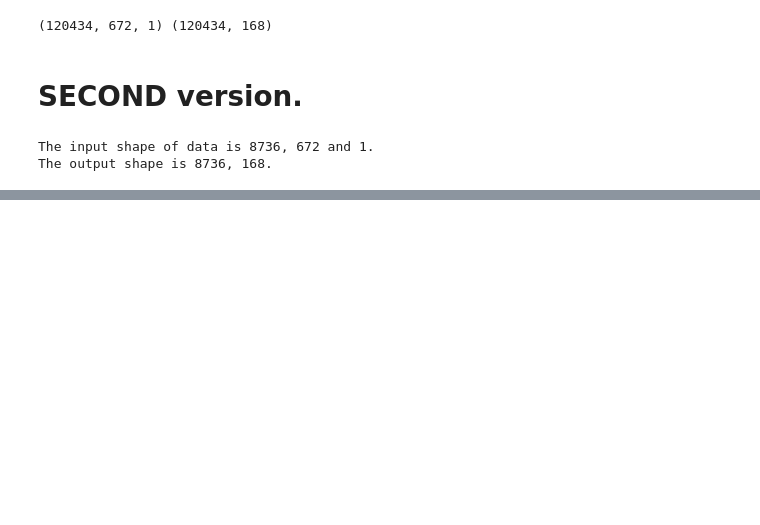
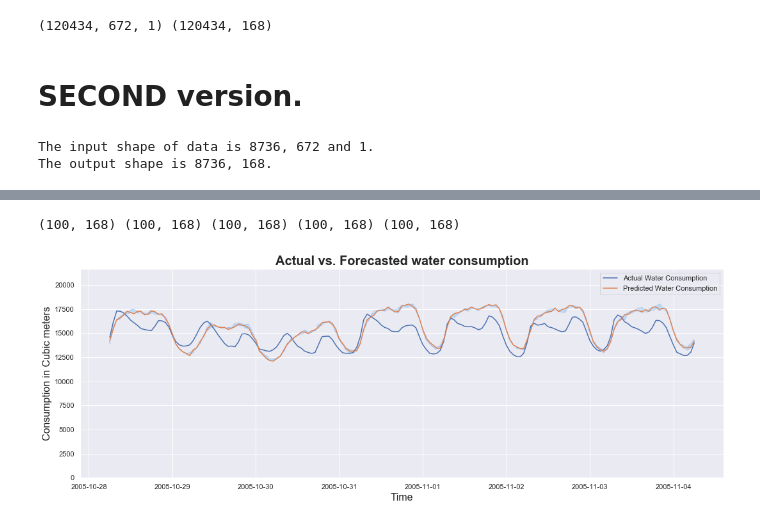
Before and after one commit to edgarkhachatryan/ExampleProjects, a Jupyter notebook: ElectricityForecastWithTimeHorizon/Source/Electricity_Consumption_Forecast_with_time_horizon.ipynb, the cells around one changed output, grey strips where cells are left out. Drawn from its saved outputs; the diff is of its cells as text; code cells hidden in the pictures; blank space fills up the shorter version.

```diff
--- a/ElectricityForecastWithTimeHorizon/Source/Electricity_Consumption_Forecast_with_time_horizon.ipynb
+++ b/ElectricityForecastWithTimeHorizon/Source/Electricity_Consumption_Forecast_with_time_horizon.ipynb
@@ -485,29 +566,23 @@ reverseStandardizedValue(0,
 # %%
-predictions = []
-for i in range(1):
+#Create array of indices for plotting.
+index = []
+for i in range(100):
+    index.append([])
     for j in range(yHat.shape[1]):
-        predictions.append(reverseStandardizedValue(i,
-                         j,
-                         X_Train.shape[0],
-                         X_Train.shape[1],
-                         dfAEP,
-                         'meanCons',
-                         yHat[i][j]))
-predictions = np.asarray(predictions)
+        index[i].append(returnRowIndex(i,
+                                    j,
+                                    X_Train.shape[0],
+                                    X_Train.shape[1],
+                                    dfAEP))
+index = np.asarray(index)
-# %%
-actual = []
-for i in range(1):
-    for j in range(y_Test.shape[1]):
-        actual.append(reverseStandardizedValue(i,
-                         j,
-                         X_Train.shape[0],
-                         X_Train.shape[1],
-                         dfAEP,
-                         'meanCons',
-                         y_Test[i][j]))
-actual = np.asarray(actual)
-# %%
-# Retriveing the actual consumption data for the predicted period from dataframe.
-predStartIndex = returnRowIndex(0, 0, X_Train.shape[0], X_Train.shape[1], dfAEP)
-predEndIndex = returnRowIndex(yHat.shape[0]-1, yHat.shape[1]-1, X_Train.shape[0], X_Train.shape[1], dfAEP)
-actual = dfAEP.loc[predStartIndex:predEndIndex, 'Cons'].values
+# %%
+print(prediction.shape, prediction10.shape, prediction90.shape, actual.shape, index.shape)
+# %% [output]
+(100, 168) (100, 168) (100, 168) (100, 168) (100, 168)
+# %%
+createPlotConsumption(index[3], actual[3], "Actual Water Consumption", "Actual vs. Forecasted water consumption", "Time",
+                      "Consumption in Cubic meters",
+                      prediction[3], prediction10[3], prediction90[3], "Predicted Water Consumption" )
+plt.show()
+# %% [output]
+[figure, added]
```
Also changed, not shown: parts of 63 cells of this notebook.
